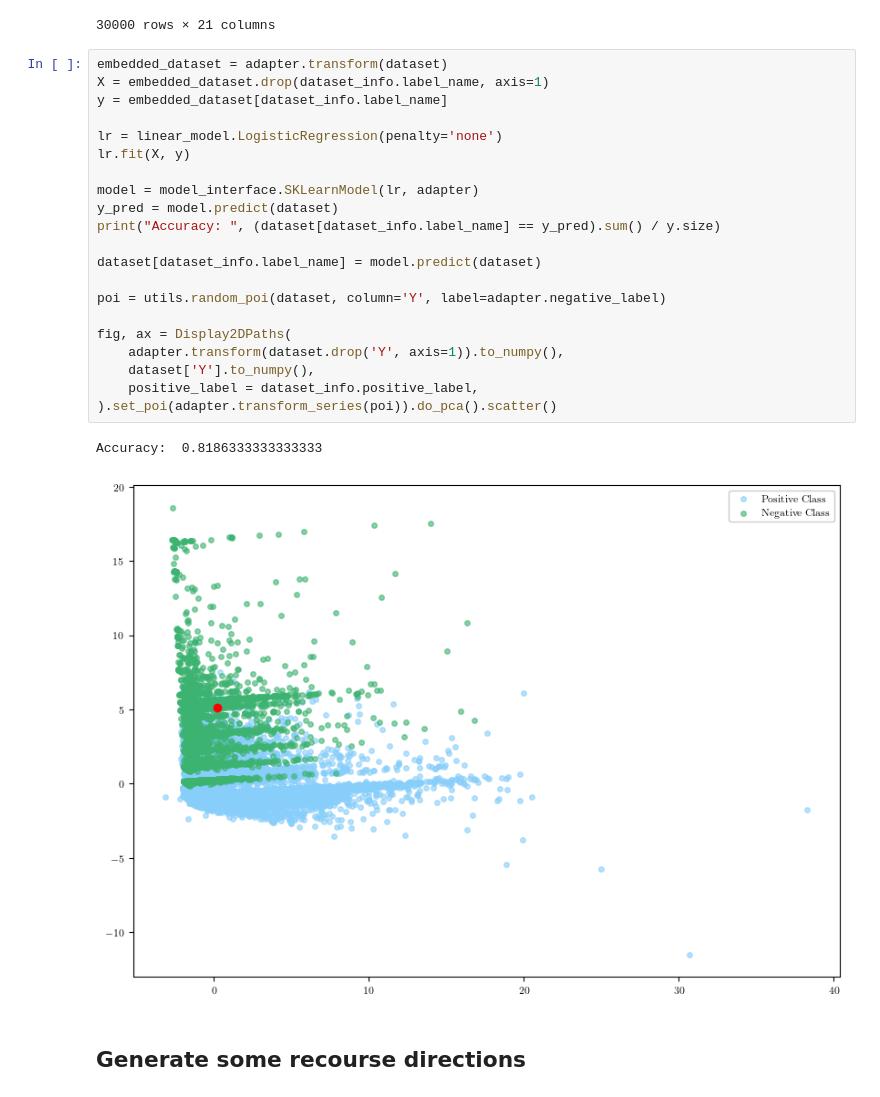
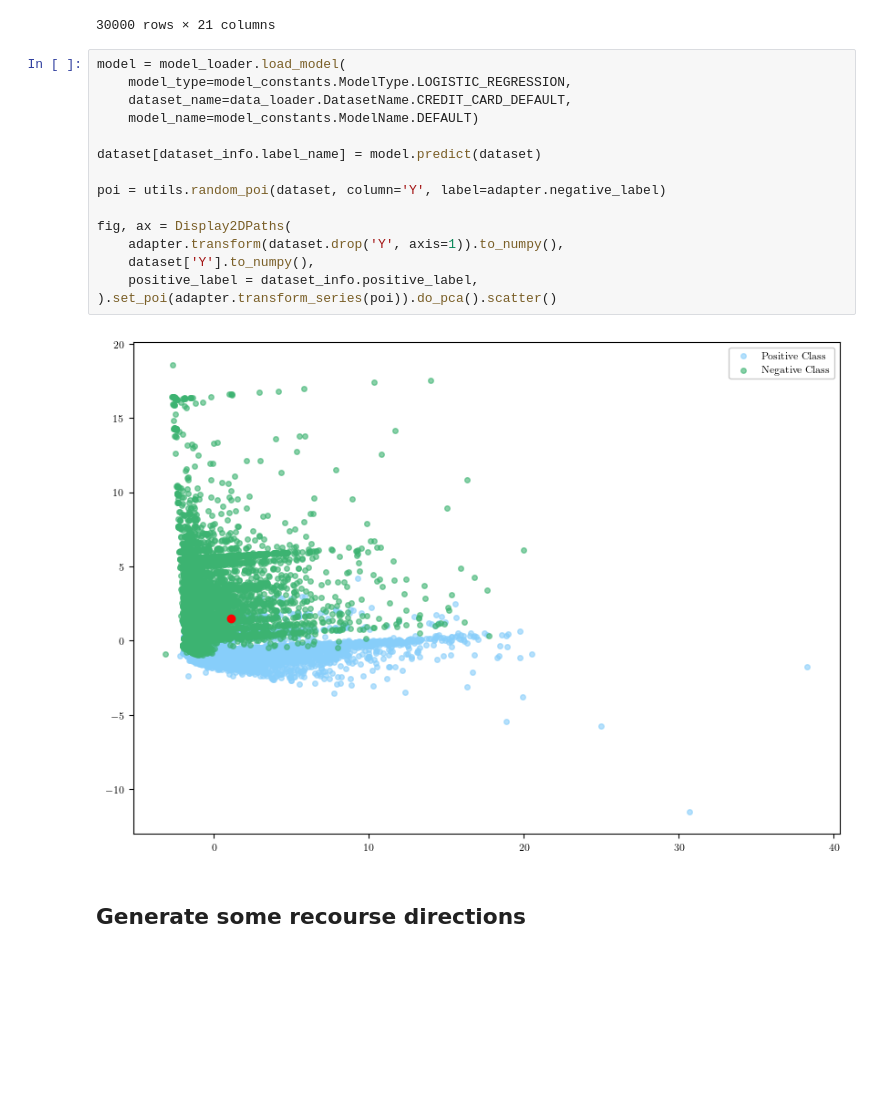
Before and after one commit to jakeval/MRMC, a Jupyter notebook: demos/credit_card_default_demo.ipynb, the cells around one changed output. Saved outputs shown, nothing was run; the diff lists cells and outputs as text; blank space fills up the shorter version.

Commit message:
the credit_card_default demo now uses the model_loader and saved logistic regression model

```diff
--- a/demos/credit_card_default_demo.ipynb
+++ b/demos/credit_card_default_demo.ipynb
@@ -42,29 +42,22 @@ dataset
 | 30000 | 50000 | 46 | 0 | 0 | 0 | 0 | 0 | 0 | 47929 | 48905 | ... |
 30000 rows × 21 columns
 # %%
-embedded_dataset = adapter.transform(dataset)
-X = embedded_dataset.drop(dataset_info.label_name, axis=1)
-y = embedded_dataset[dataset_info.label_name]
-
-lr = linear_model.LogisticRegression(penalty='none')
-lr.fit(X, y)
-
-model = model_interface.SKLearnModel(lr, adapter)
-y_pred = model.predict(dataset)
-print("Accuracy: ", (dataset[dataset_info.label_name] == y_pred).sum() / y.size)
+model = model_loader.load_model(
+    model_type=model_constants.ModelType.LOGISTIC_REGRESSION,
+    dataset_name=data_loader.DatasetName.CREDIT_CARD_DEFAULT,
+    model_name=model_constants.ModelName.DEFAULT)
 
 dataset[dataset_info.label_name] = model.predict(dataset)
 
 poi = utils.random_poi(dataset, column='Y', label=adapter.negative_label)
 
 fig, ax = Display2DPaths(
     adapter.transform(dataset.drop('Y', axis=1)).to_numpy(),
     dataset['Y'].to_numpy(),
     positive_label = dataset_info.positive_label,
 ).set_poi(adapter.transform_series(poi)).do_pca().scatter()
 # %% [output]
-Accuracy:  0.8186333333333333
-[figure, old version]
+[figure, new version]
 # %% [markdown]
 ## Generate some recourse directions
 # %%
```
Also changed, not shown: parts of 11 cells of this notebook.
